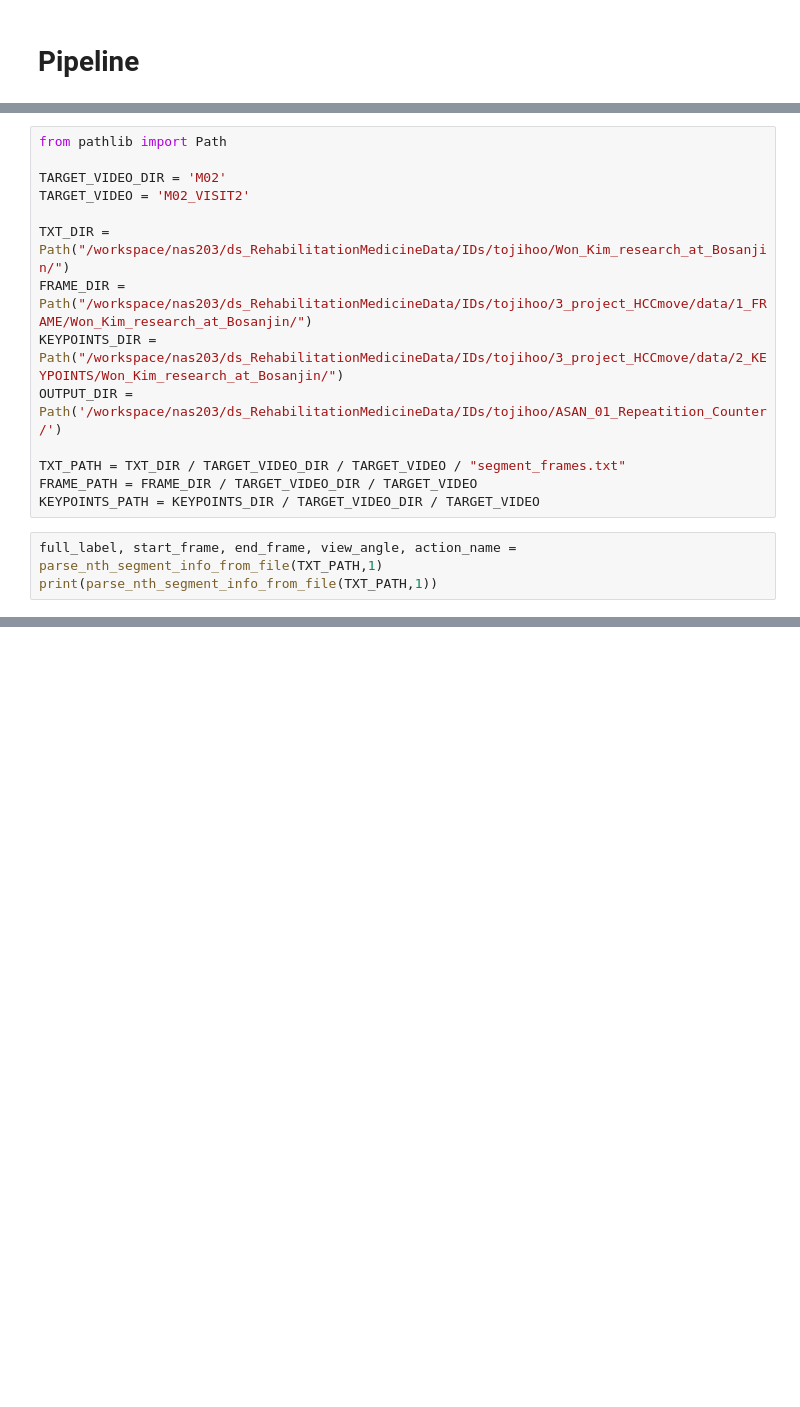
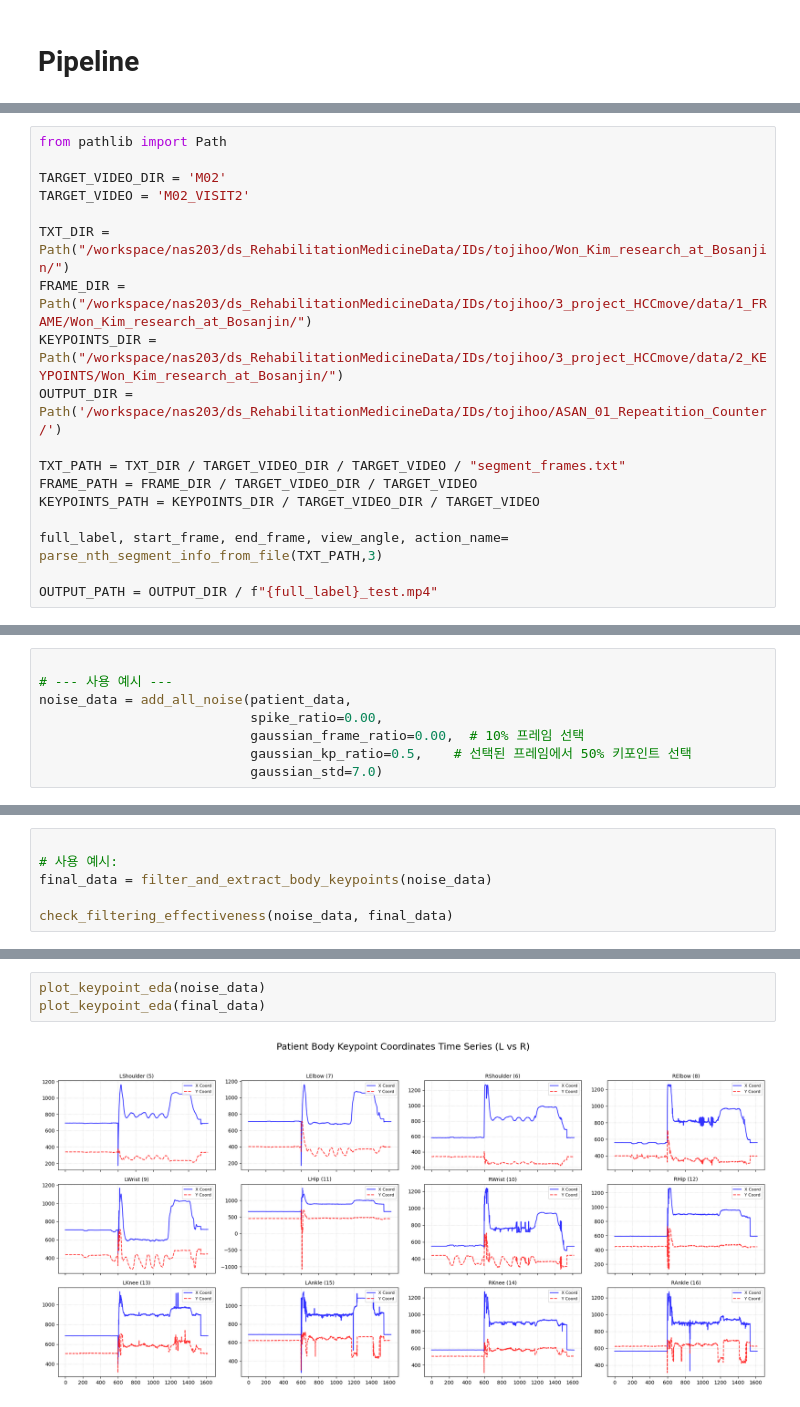
Before and after one commit to KJH121212/ASAN_01_Repetition_Counter, a Jupyter notebook: repetition_Counter.ipynb, the cells around one changed output, grey strips where cells are left out. Drawn from its saved outputs; the diff is of its cells as text; blank space fills up the shorter version.

```diff
--- a/repetition_Counter.ipynb
+++ b/repetition_Counter.ipynb
@@ -842,6 +1408,7 @@ OUTPUT_DIR = Path('/workspace/nas203/ds_RehabilitationMedicineData/IDs/tojihoo/A
 TXT_PATH = TXT_DIR / TARGET_VIDEO_DIR / TARGET_VIDEO / "segment_frames.txt"
 FRAME_PATH = FRAME_DIR / TARGET_VIDEO_DIR / TARGET_VIDEO
 KEYPOINTS_PATH = KEYPOINTS_DIR / TARGET_VIDEO_DIR / TARGET_VIDEO
+
+full_label, start_frame, end_frame, view_angle, action_name= parse_nth_segment_info_from_file(TXT_PATH,3)
+
+OUTPUT_PATH = OUTPUT_DIR / f"{full_label}_test.mp4"
-# %%
-full_label, start_frame, end_frame, view_angle, action_name = parse_nth_segment_info_from_file(TXT_PATH,1)
-print(parse_nth_segment_info_from_file(TXT_PATH,1))
@@ -864,0 +1467,8 @@ print(data['frame_data'][0])
+# %%
+
+# --- 사용 예시 ---
+noise_data = add_all_noise(patient_data,
+                           spike_ratio=0.00,
+                           gaussian_frame_ratio=0.00,  # 10% 프레임 선택
+                           gaussian_kp_ratio=0.5,    # 선택된 프레임에서 50% 키포인트 선택
+                           gaussian_std=7.0)
@@ -864,0 +1481,6 @@ print(data['frame_data'][0])
+# %%
+
+# 사용 예시:
+final_data = filter_and_extract_body_keypoints(noise_data)
+
+check_filtering_effectiveness(noise_data, final_data)
@@ -864,0 +1508,5 @@ print(data['frame_data'][0])
+# %%
+plot_keypoint_eda(noise_data)
+plot_keypoint_eda(final_data)
+# %% [output]
+[figure, added]
```
Also changed, not shown: parts of 46 cells of this notebook, 18 other files.
